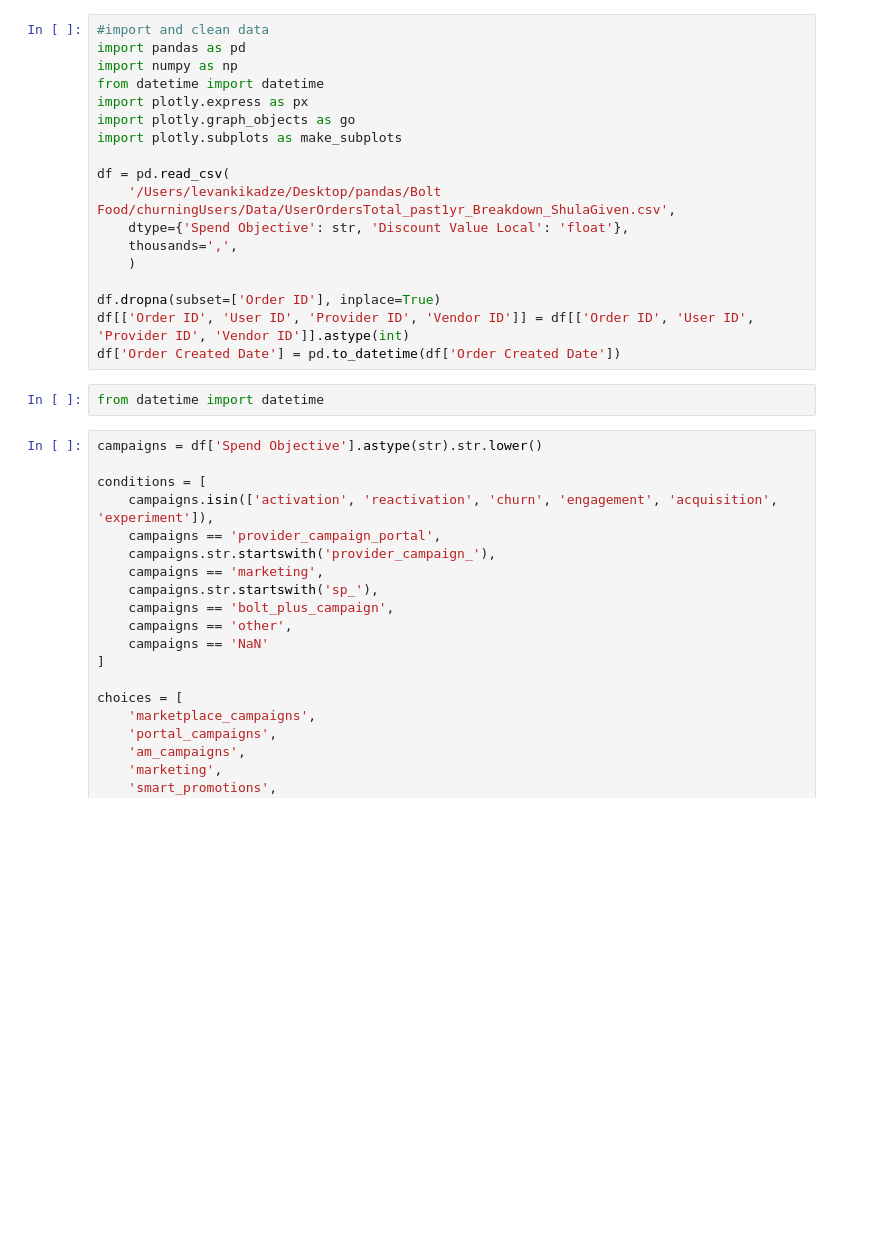
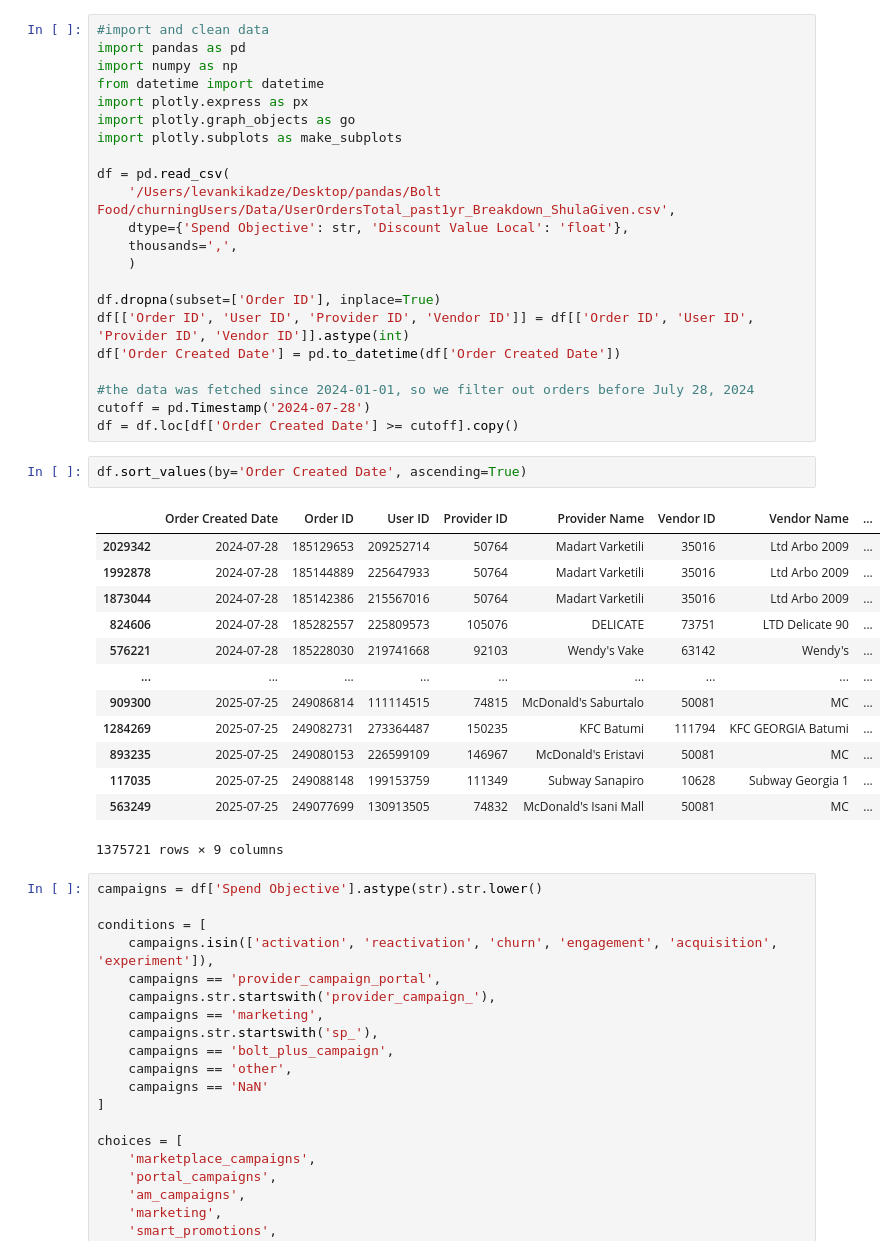
Before and after one commit to Levan-Kikadze/ChurningUsersAnalysis, a Jupyter notebook: Analysis/UserOrdersBycampaign.ipynb, the cells around one changed output. Cells and saved outputs as stored; diff of their text form; blank space fills up the shorter version.

Commit message:
updated date for last 1 year

```diff
--- a/Analysis/UserOrdersBycampaign.ipynb
+++ b/Analysis/UserOrdersBycampaign.ipynb
@@ -16,8 +16,26 @@ df = pd.read_csv(
 df.dropna(subset=['Order ID'], inplace=True)
 df[['Order ID', 'User ID', 'Provider ID', 'Vendor ID']] = df[['Order ID', 'User ID', 'Provider ID', 'Vendor ID']].astype(int)
 df['Order Created Date'] = pd.to_datetime(df['Order Created Date'])
+
+#the data was fetched since 2024-01-01, so we filter out orders before July 28, 2024
+cutoff = pd.Timestamp('2024-07-28')
+df = df.loc[df['Order Created Date'] >= cutoff].copy()
 # %%
-from datetime import datetime
+df.sort_values(by='Order Created Date', ascending=True)
+# %% [output]
+|  | Order Created Date | Order ID | User ID | Provider ID | Provider Name | Vendor ID | Vendor Name | ... |
+| 2029342 | 2024-07-28 | 185129653 | 209252714 | 50764 | Madart Varketili | 35016 | Ltd Arbo 2009 | ... |
+| 1992878 | 2024-07-28 | 185144889 | 225647933 | 50764 | Madart Varketili | 35016 | Ltd Arbo 2009 | ... |
+| 1873044 | 2024-07-28 | 185142386 | 215567016 | 50764 | Madart Varketili | 35016 | Ltd Arbo 2009 | ... |
+| 824606 | 2024-07-28 | 185282557 | 225809573 | 105076 | DELICATE | 73751 | LTD Delicate 90 | ... |
+| 576221 | 2024-07-28 | 185228030 | 219741668 | 92103 | Wendy's Vake | 63142 | Wendy's | ... |
+| ... | ... | ... | ... | ... | ... | ... | ... | ... |
+| 909300 | 2025-07-25 | 249086814 | 111114515 | 74815 | McDonald's Saburtalo | 50081 | MC | ... |
+| 1284269 | 2025-07-25 | 249082731 | 273364487 | 150235 | KFC Batumi | 111794 | KFC GEORGIA Batumi | ... |
+| 893235 | 2025-07-25 | 249080153 | 226599109 | 146967 | McDonald's Eristavi | 50081 | MC | ... |
+| 117035 | 2025-07-25 | 249088148 | 199153759 | 111349 | Subway Sanapiro | 10628 | Subway Georgia 1 | ... |
+| 563249 | 2025-07-25 | 249077699 | 130913505 | 74832 | McDonald's Isani Mall | 50081 | MC | ... |
+1375721 rows × 9 columns
 # %%
 campaigns = df['Spend Objective'].astype(str).str.lower()
 
```
Also changed, not shown: parts of 14 cells of this notebook, 12 other files.
